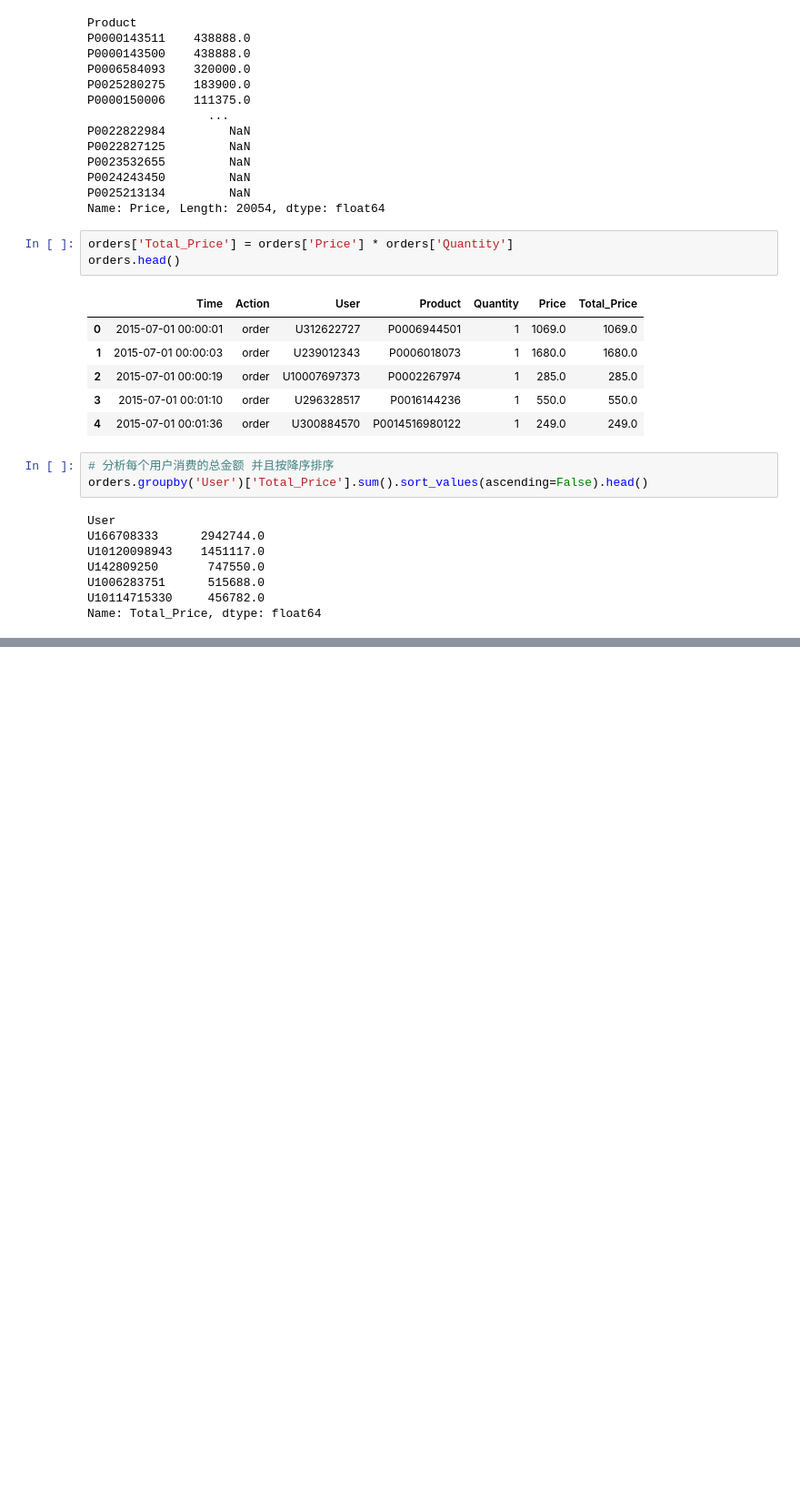
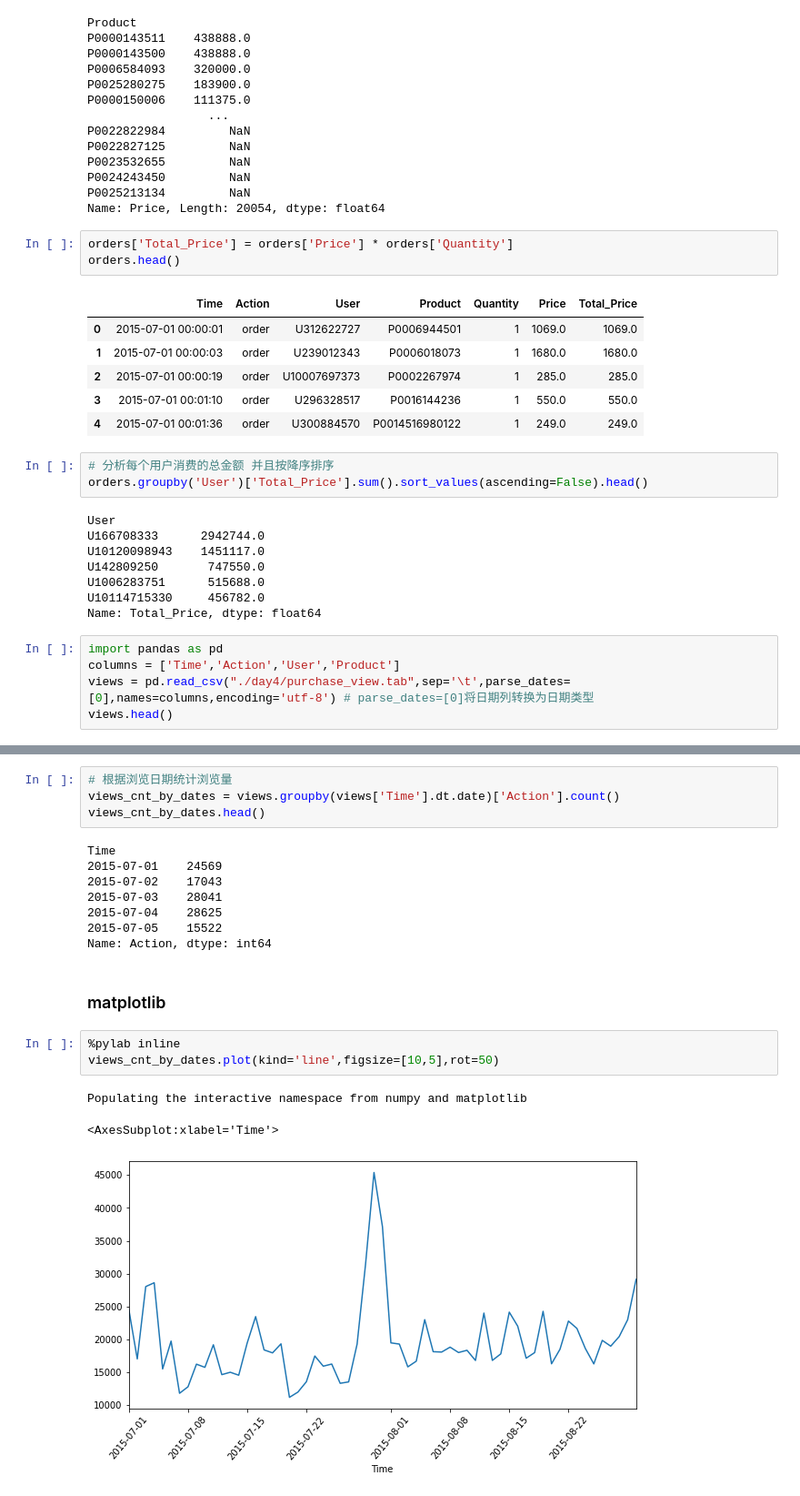
Before and after one commit to schoolxin/snail, a Jupyter notebook: python_scrapy/data_analysis/数据统计及可视化.ipynb, the cells around one changed output, grey strips where cells are left out. Shown: that part at 91% size. Saved outputs shown, nothing was run; the diff lists cells and outputs as text; blank space fills up the shorter version.

```diff
--- a/python_scrapy/data_analysis/数据统计及可视化.ipynb
+++ b/python_scrapy/data_analysis/数据统计及可视化.ipynb
@@ -125,3 +125,8 @@ U142809250       747550.0
 U1006283751      515688.0
 U10114715330     456782.0
 Name: Total_Price, dtype: float64
+# %%
+import pandas as pd
+columns = ['Time','Action','User','Product']
+views = pd.read_csv("./day4/purchase_view.tab",sep='\t',parse_dates=[0],names=columns,encoding='utf-8') # parse_dates=[0]将日期列转换为日期类型
+views.head()
@@ -127,0 +174,21 @@ Name: Total_Price, dtype: float64
+# %%
+# 根据浏览日期统计浏览量
+views_cnt_by_dates = views.groupby(views['Time'].dt.date)['Action'].count()
+views_cnt_by_dates.head()
+# %% [output]
+Time
+2015-07-01    24569
+2015-07-02    17043
+2015-07-03    28041
+2015-07-04    28625
+2015-07-05    15522
+Name: Action, dtype: int64
+# %% [markdown]
+### matplotlib
+# %%
+%pylab inline
+views_cnt_by_dates.plot(kind='line',figsize=[10,5],rot=50)
+# %% [output]
+Populating the interactive namespace from numpy and matplotlib
+<AxesSubplot:xlabel='Time'>
+[figure, added]
```
Also changed, not shown: parts of 8 cells of this notebook, 1 other file.
